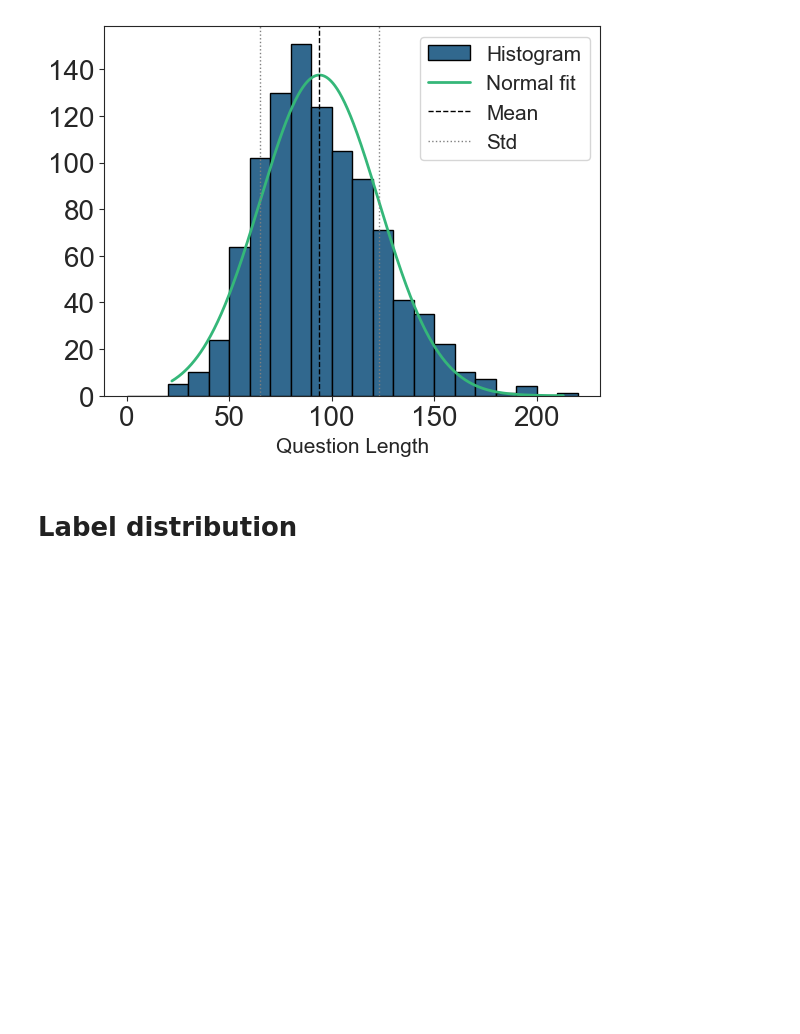
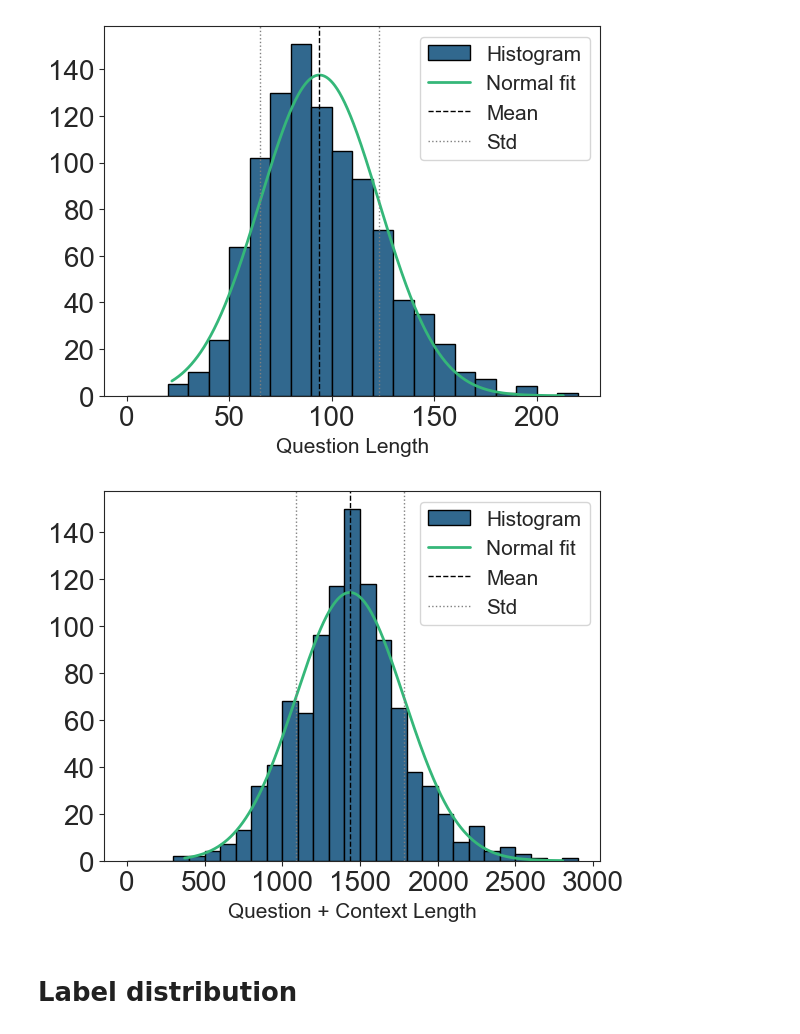
Before and after one commit to StooneJam/Medical-Question-Answering, a Jupyter notebook: EDA/EDA.ipynb, the cells around one changed output. Saved outputs shown, nothing was run; the diff lists cells and outputs as text; code cells hidden in the pictures; blank space fills up the shorter version.

Commit message:
add question-context length histrogram

```diff
--- a/EDA/EDA.ipynb
+++ b/EDA/EDA.ipynb
@@ -40,6 +40,10 @@ print('Context:', context_dict)
 question_list = [len(proc_data['question'][x]) for x in range(len(proc_data))]
 question_dict = {'mean length': int(np.mean(question_list)), 'std': int(np.std(question_list)), 'max': int(np.max(question_list)), 'min': int(np.min(question_list))}
 print('Question:', question_dict)
+
+qc_list = [int(len(proc_data['contexts'][x])+len(proc_data['question'][x])) for x in range(len(proc_data))]
+qc_dict = {'mean length': int(np.mean(qc_list)), 'std': int(np.std(qc_list)), 'max': int(np.max(qc_list)), 'min': int(np.min(qc_list))}
+print('Question+Context:', qc_dict)
 # %% [output]
 Context: {'mean length': 1341, 'std': 344, 'max': 2725, 'min': 293}
 Question: {'mean length': 94, 'std': 29, 'max': 213, 'min': 22}
@@ -113,6 +118,41 @@ plt.legend(fontsize=15)
 plt.show()
 # %% [output]
 [figure]
+# %%
+# Combinate question + context length histogram
+
+# Bin settings
+bin_width = 100
+bins = np.arange(0, qc_dict['max'] + bin_width, bin_width)
+
+# Colours and style
+colours = sns.color_palette("viridis", n_colors=2)
+sns.set_style("ticks")
+
+# Histogram
+plt.figure()
+count, bins, _ = plt.hist(qc_list, bins=bins, color=colours[0], edgecolor='black', label='Histogram')
+
+# Normal distribution curve
+N = len(qc_list)
+mu, sigma = qc_dict['mean length'], qc_dict['std']
+x = np.linspace(min(qc_list), max(qc_list), 1000)
+plt.plot(x, norm.pdf(x, mu, sigma) * N * bin_width, color=colours[1], linewidth=2, label='Normal fit')
+
+# Mean & standard deviation
+plt.axvline(mu, color='black', linestyle='--', linewidth=1, label='Mean')
+plt.axvline(mu + sigma, color='gray', linestyle=':', linewidth=1, label='Std')
+plt.axvline(mu - sigma, color='gray', linestyle=':', linewidth=1)
+
+# Labels and title
+plt.xlabel('Question + Context Length', fontsize=15)
+plt.xticks(fontsize=20)
+plt.yticks(fontsize=20)
+plt.legend(fontsize=15)
+
+plt.show()
+# %% [output]
+[figure, added]
 # %% [markdown]
 # Label distribution
 # %%
```
Also changed, not shown: parts of 1 cell of this notebook.
